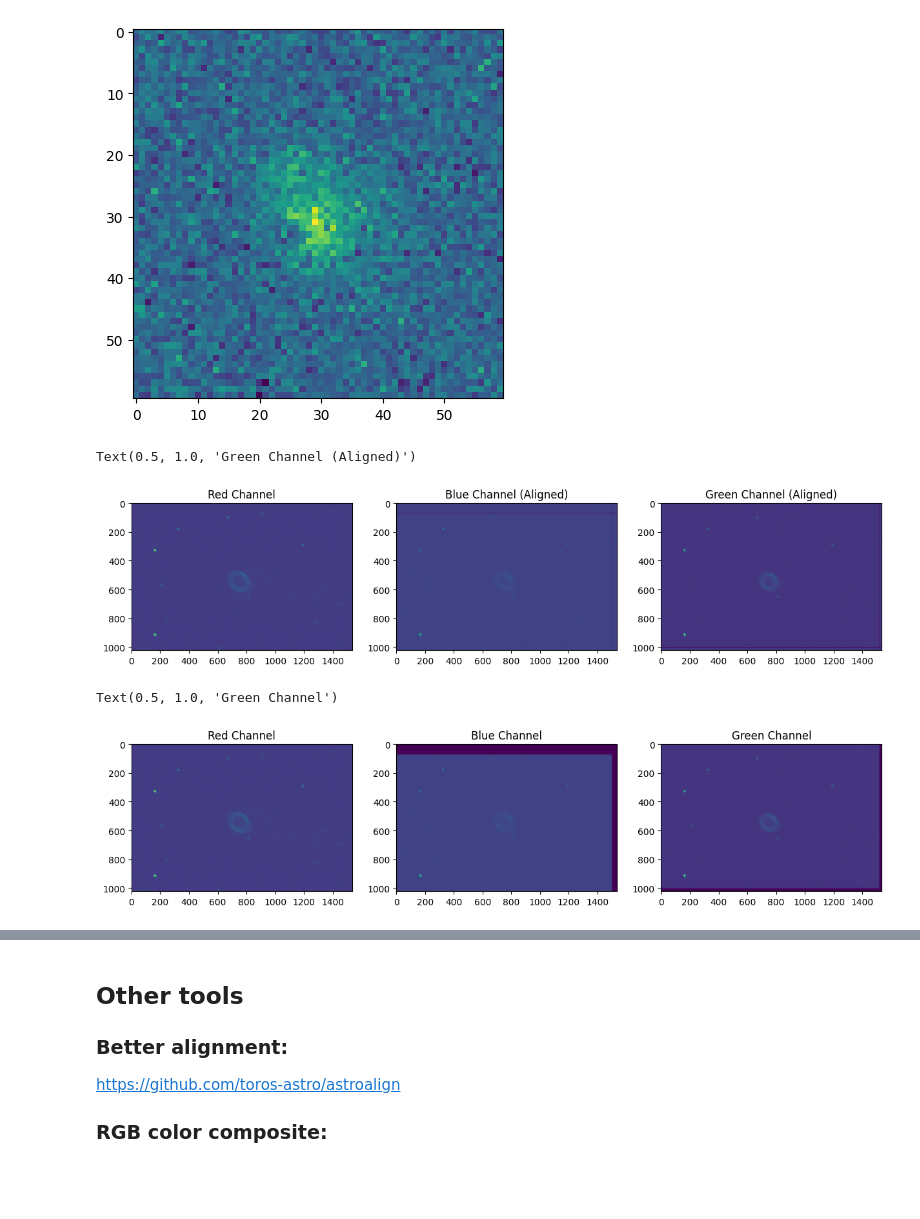
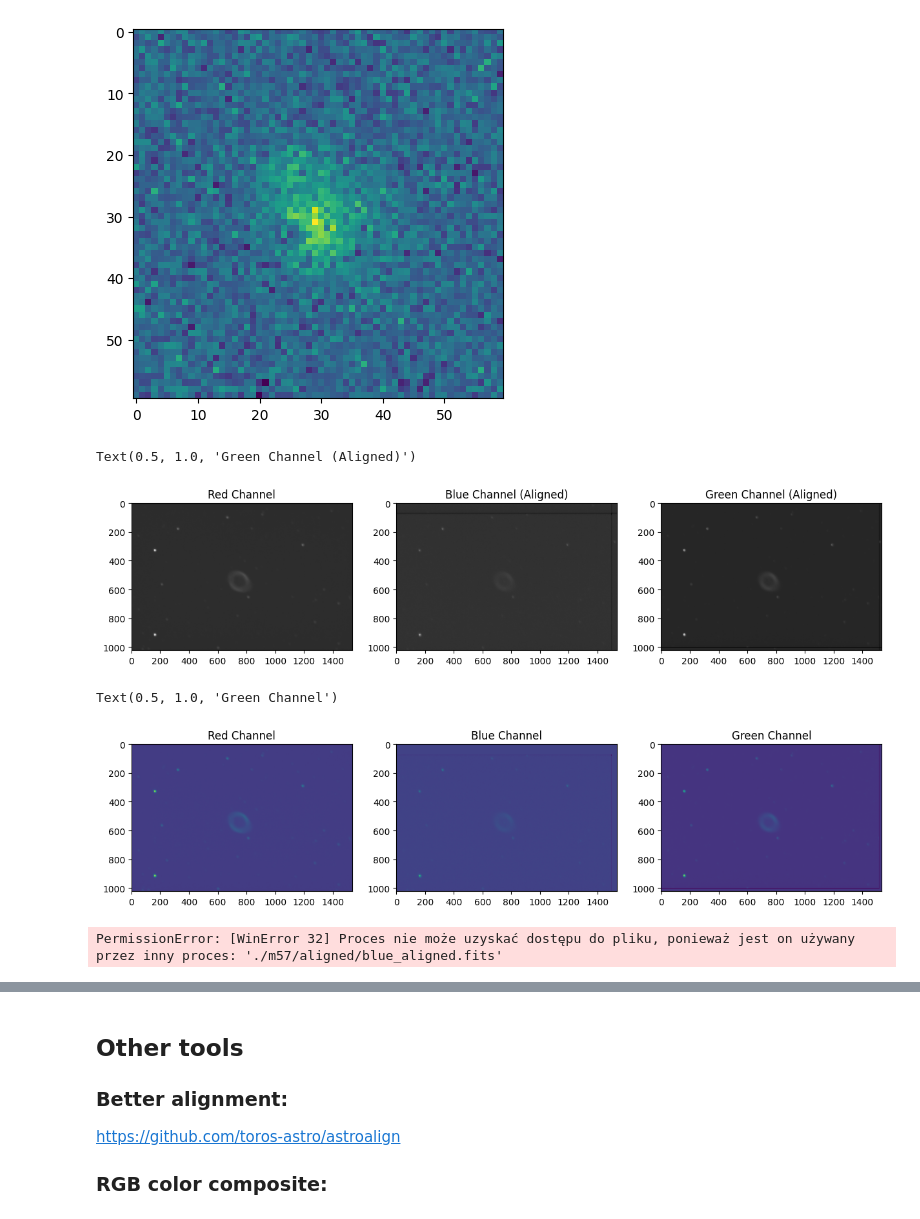
Before and after one commit to wisewizardofthestars/LA, a Jupyter notebook: IV-Image_Alignment.ipynb, the cells around one changed output, grey strips where cells are left out. Saved outputs shown, nothing was run; the diff lists cells and outputs as text; code cells hidden in the pictures; blank space fills up the shorter version.

```diff
--- a/IV-Image_Alignment.ipynb
+++ b/IV-Image_Alignment.ipynb
@@ -14,13 +14,13 @@ from astropy.io import fits
 ## Shift image to align with another
 # %%
 #First load two other images:
-dir="./m57/shifted_stacked/"
-data1 = fits.getdata(dir+'red_stacked.fits')
-data2 = fits.getdata(dir+'blue_stacked.fits')
-data3 = fits.getdata(dir+'green_stacked.fits')
-head1 = fits.getheader(dir+'red_stacked.fits')
-head2 = fits.getheader(dir+'blue_stacked.fits')
-head3 = fits.getheader(dir+'green_stacked.fits')
+dir="./m57/bgsub_stacked/"
+data1 = fits.getdata(dir+'red_stacked_bgsub.fits')
+data2 = fits.getdata(dir+'blue_stacked_bgsub.fits')
+data3 = fits.getdata(dir+'green_stacked_bgsub.fits')
+head1 = fits.getheader(dir+'red_stacked_bgsub.fits')
+head2 = fits.getheader(dir+'blue_stacked_bgsub.fits')
+head3 = fits.getheader(dir+'green_stacked_bgsub.fits')
 # %%
 ## Obtain rough position with the mouse
 pos1 = [215, 565]
@@ -67,15 +67,15 @@ shiftdat_green = np.roll(data3,-int(np.round(center3[1]-center1[1])),axis=0) #sh
 shiftdata2_green = np.roll(shiftdat_green,-int(np.round(center3[0]-center1[0])),axis=1) #shift in x
 # %%
 fig, (ax1, ax2, ax3) = plt.subplots(1, 3, figsize=(15, 5))
-ax1.imshow(data1)
+ax1.imshow(data1, cmap="gray")
 ax1.set_title('Red Channel')
-ax2.imshow(shiftdata2_blue)
+ax2.imshow(shiftdata2_blue, cmap="gray")
 ax2.set_title('Blue Channel (Aligned)')
-ax3.imshow(shiftdata2_green)
+ax3.imshow(shiftdata2_green, cmap="gray")
 ax3.set_title('Green Channel (Aligned)')
 # %% [output]
 Text(0.5, 1.0, 'Green Channel (Aligned)')
-[figure, old version]
+[figure, new version]
 # %%
 from scipy.ndimage import shift
 #Shift withou roll over
@@ -91,11 +91,13 @@ ax3.imshow(shiftdat_green)
 ax3.set_title('Green Channel')
 # %% [output]
 Text(0.5, 1.0, 'Green Channel')
-[figure, old version]
+[figure, new version]
 # %%
 fits.writeto("./m57/aligned/"+'blue_aligned.fits',shiftdat_blue,overwrite=True)
 fits.writeto("./m57/aligned/"+'red_aligned.fits',data1,overwrite=True)
 fits.writeto("./m57/aligned/"+'green_aligned.fits',shiftdat_green,overwrite=True)
+# %% [output]
+PermissionError: [WinError 32] Proces nie może uzyskać dostępu do pliku, ponieważ jest on używany przez inny proces: './m57/aligned/blue_aligned.fits'
 # %%
 aligned_images=[data1,shiftdat_blue,shiftdat_green]
 aligned = np.median(np.array(aligned_images), axis=0)
```
Also changed, not shown: parts of 2 cells of this notebook, 3 other files.
